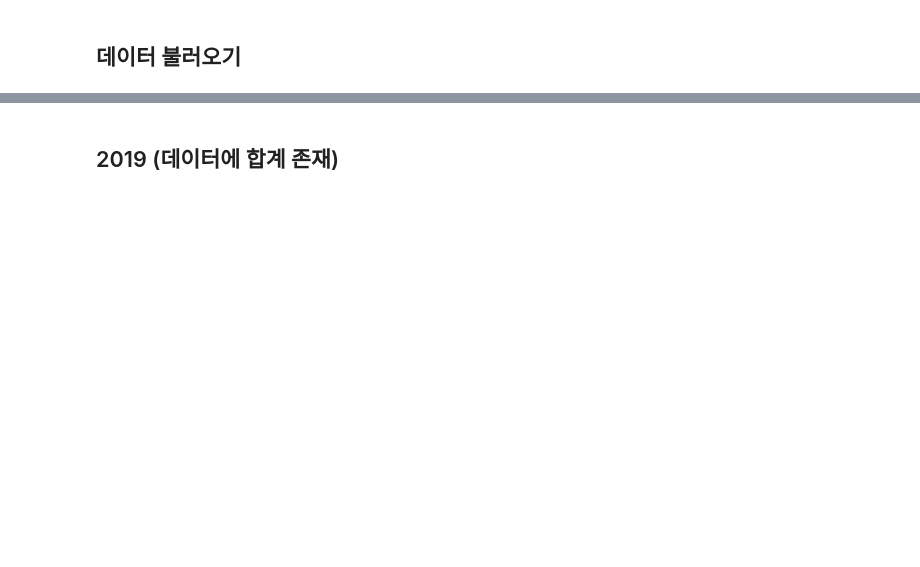
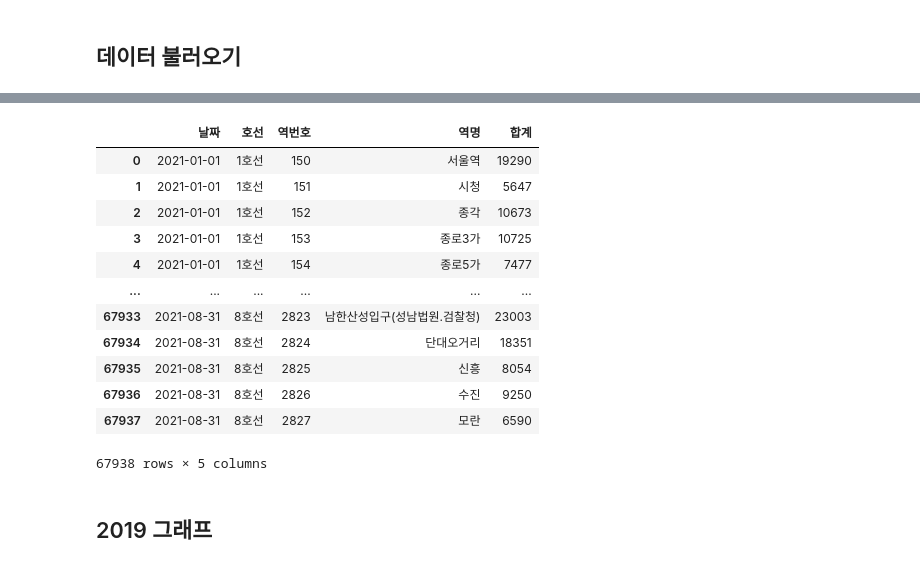
Before and after one commit to SeungyounShin/DGU-DataAnalysis, a Jupyter notebook: hyemin-station.ipynb, the cells around one changed output, grey strips where cells are left out. Drawn from its saved outputs; the diff is of its cells as text; code cells hidden in the pictures; blank space fills up the shorter version.

```diff
--- a/hyemin-station.ipynb
+++ b/hyemin-station.ipynb
@@ -14,2 +83,22 @@ subway2021 = pd.read_csv('./subway.csv', encoding='cp949')
+# %%
+# 승차+하차 계산
+pre2021 = subway2021.iloc[:, [0, 1, 2, 3, 4, -1]].copy()
+pre2021['날짜'] = pre2021['날짜'].apply(lambda x : pd.to_datetime(str(x), format="%Y-%m-%d")) # datetime object로 바꾸기
+pre2021 = pre2021.groupby(['날짜', '호선', '역번호', '역명'], as_index=False).sum()
+pre2021
+# %% [output]
+|  | 날짜 | 호선 | 역번호 | 역명 | 합계 |
+| 0 | 2021-01-01 | 1호선 | 150 | 서울역 | 19290 |
+| 1 | 2021-01-01 | 1호선 | 151 | 시청 | 5647 |
+| 2 | 2021-01-01 | 1호선 | 152 | 종각 | 10673 |
+| 3 | 2021-01-01 | 1호선 | 153 | 종로3가 | 10725 |
+| 4 | 2021-01-01 | 1호선 | 154 | 종로5가 | 7477 |
+| ... | ... | ... | ... | ... | ... |
+| 67933 | 2021-08-31 | 8호선 | 2823 | 남한산성입구(성남법원.검찰청) | 23003 |
+| 67934 | 2021-08-31 | 8호선 | 2824 | 단대오거리 | 18351 |
+| 67935 | 2021-08-31 | 8호선 | 2825 | 신흥 | 8054 |
+| 67936 | 2021-08-31 | 8호선 | 2826 | 수진 | 9250 |
+| 67937 | 2021-08-31 | 8호선 | 2827 | 모란 | 6590 |
+67938 rows × 5 columns
 # %% [markdown]
-## 2019 (데이터에 합계 존재)
+## 2019 그래프
```
Also changed, not shown: parts of 18 cells of this notebook.
